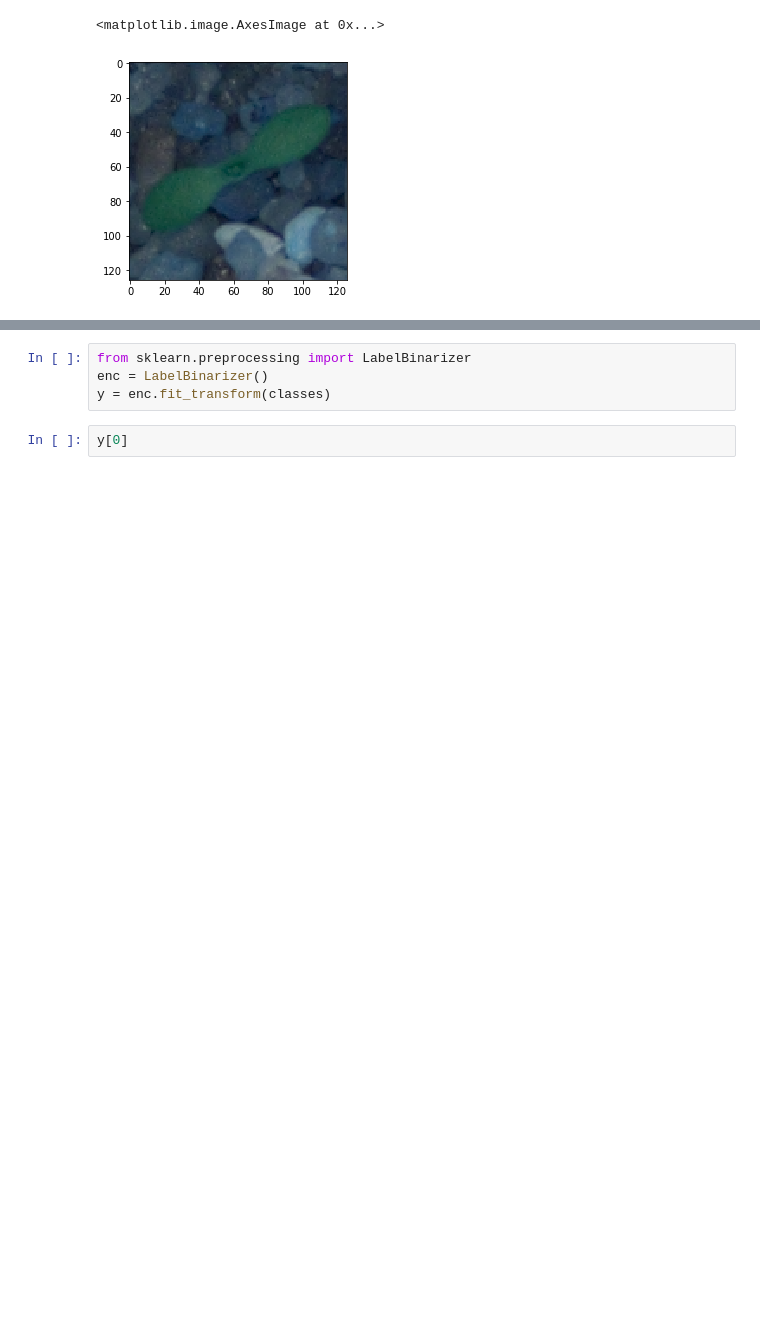
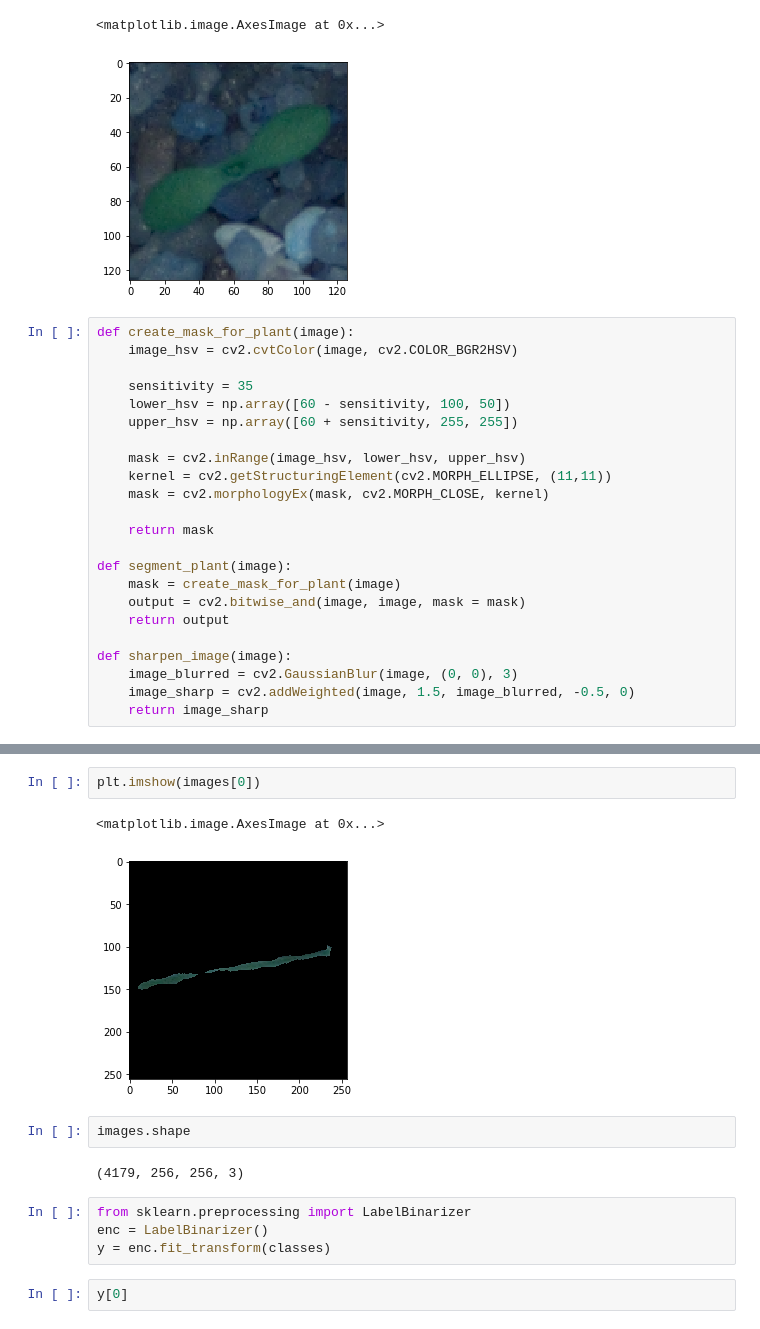
Before and after one commit to GreatLearningAIML1/bangalore-feb-batch-anshumankmr297, a Jupyter notebook: Computer Vision with CNN/ComputerVisionWithCNN.ipynb, the cells around one changed output, grey strips where cells are left out. Drawn from its saved outputs; the diff is of its cells as text; blank space fills up the shorter version.

```diff
--- a/Computer Vision with CNN/ComputerVisionWithCNN.ipynb
+++ b/Computer Vision with CNN/ComputerVisionWithCNN.ipynb
@@ -93,3 +93,26 @@ plt.imshow(img)
 # %% [output]
 <matplotlib.image.AxesImage at 0x...>
 [figure]
+# %%
+def create_mask_for_plant(image):
+    image_hsv = cv2.cvtColor(image, cv2.COLOR_BGR2HSV)
+
+    sensitivity = 35
+    lower_hsv = np.array([60 - sensitivity, 100, 50])
+    upper_hsv = np.array([60 + sensitivity, 255, 255])
+
+    mask = cv2.inRange(image_hsv, lower_hsv, upper_hsv)
+    kernel = cv2.getStructuringElement(cv2.MORPH_ELLIPSE, (11,11))
+    mask = cv2.morphologyEx(mask, cv2.MORPH_CLOSE, kernel)
+
+    return mask
+
+def segment_plant(image):
+    mask = create_mask_for_plant(image)
+    output = cv2.bitwise_and(image, image, mask = mask)
+    return output
+
+def sharpen_image(image):
+    image_blurred = cv2.GaussianBlur(image, (0, 0), 3)
+    image_sharp = cv2.addWeighted(image, 1.5, image_blurred, -0.5, 0)
+    return image_sharp
@@ -96,3 +149,12 @@ plt.imshow(img)
+# %%
+plt.imshow(images[0])
+# %% [output]
+<matplotlib.image.AxesImage at 0x...>
+[figure, added]
+# %%
+images.shape
+# %% [output]
+(4179, 256, 256, 3)
 # %%
 from sklearn.preprocessing import LabelBinarizer
 enc = LabelBinarizer()
```
Also changed, not shown: parts of 9 cells of this notebook.
